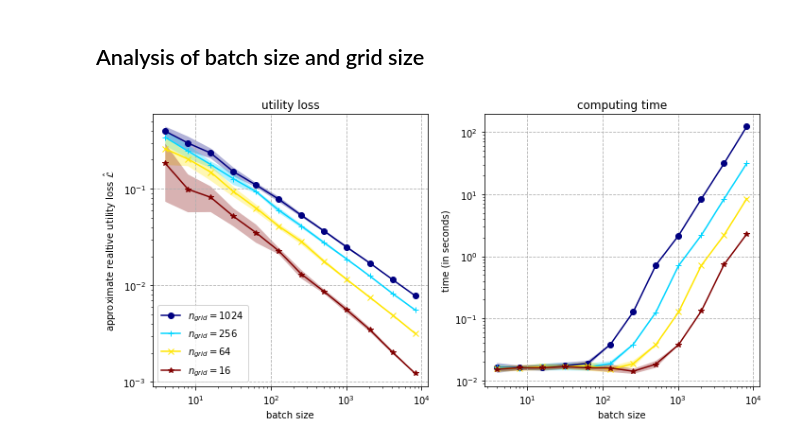
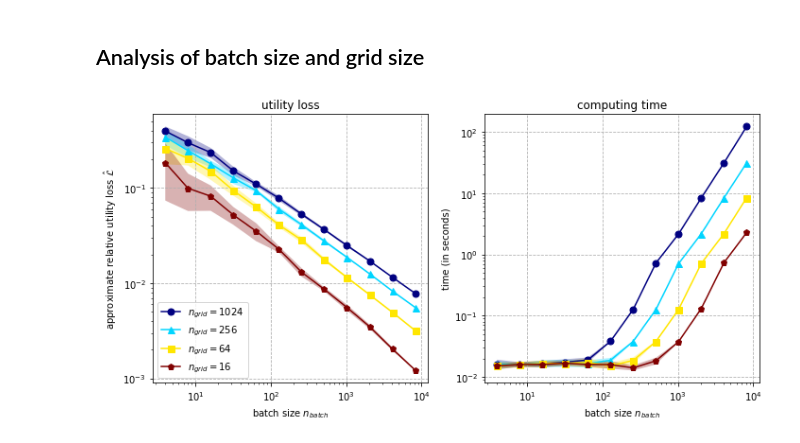
Before and after one commit to heidekrueger/bnelearn, a Jupyter notebook: reports/Analysis - Variance in Util Loss.ipynb, the cells around one changed output. Cells and saved outputs as stored; diff of their text form; code cells hidden in the pictures.

```diff
--- a/reports/Analysis - Variance in Util Loss.ipynb
+++ b/reports/Analysis - Variance in Util Loss.ipynb
@@ -243,28 +243,29 @@ np.save('estimated_relative_ex_ante_util_losses_time.npy', estimated_relative_ex
 # %%
 # Load
 estimated_relative_ex_ante_util_losses = np.load('estimated_relative_ex_ante_util_losses.npy')
 estimated_relative_ex_ante_util_losses_time = np.load('estimated_relative_ex_ante_util_losses_time.npy')
 
 _, axs = plt.subplots(1, 2, figsize=(10, 5))
-markers = ['o', '+', 'x', '*', '.', 'X'] * 3
+markers = ['o', '^', 's', 'p', '.', '+'] * 3
 
 for ax, y in zip(axs, [estimated_relative_ex_ante_util_losses, estimated_relative_ex_ante_util_losses_time]):
     # colormap = plt.cm.gist_ncar
     ax.set_prop_cycle(
         color=plt.cm.jet(np.linspace(0, 1, len(grid_sizes))),
         marker=markers[:len(grid_sizes)])
     for j, grid_size in enumerate(grid_sizes):
         mean, std = y[:, :, j].mean(axis=0), y[:, :, j].std(axis=0)
         ax.plot(batch_sizes, mean,
-                label='$n_{grid}=$' + f'{grid_size}')
+                label='$n_{grid}=$' + f'{grid_size}',
+                ms=7)
         ax.fill_between(batch_sizes, mean-std, mean+std, alpha=.3)
-    ax.set_xlabel('batch size')
+    ax.set_xlabel('batch size $n_{batch}$')
     ax.grid(linestyle='--'); ax.set_xscale('log'); ax.set_yscale('log')
 
 axs[0].set_title('utility loss'); axs[1].set_title('computing time')
-axs[0].set_ylabel('approximate realtive utility loss $\\hat{\mathcal{L}}$'); axs[1].set_ylabel('time (in seconds)')
+axs[0].set_ylabel('approximate relative utility loss $\\hat{\mathcal{L}}$'); axs[1].set_ylabel('time (in seconds)')
 axs[0].legend(loc='lower left');
-plt.tight_layout(); plt.savefig(log_root_dir + '/utility-loss_quality.pdf')
+plt.tight_layout(); plt.savefig('utility-loss_quality.pdf')
 plt.show()
 # %% [output]
-[figure, old version]
+[figure, new version]
```
Also changed, not shown: 5 other files.
